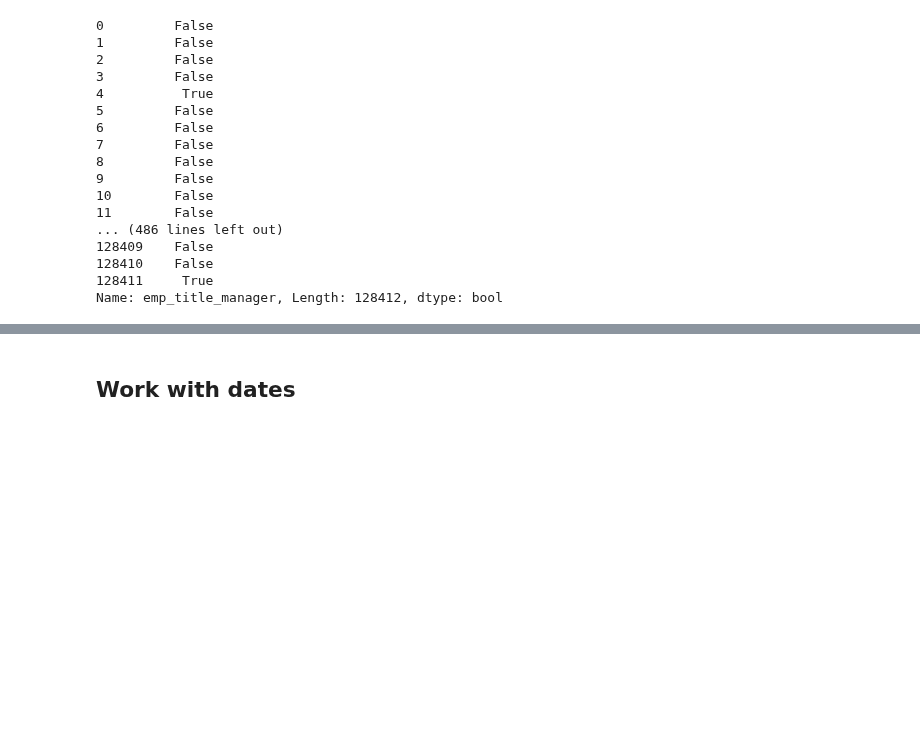
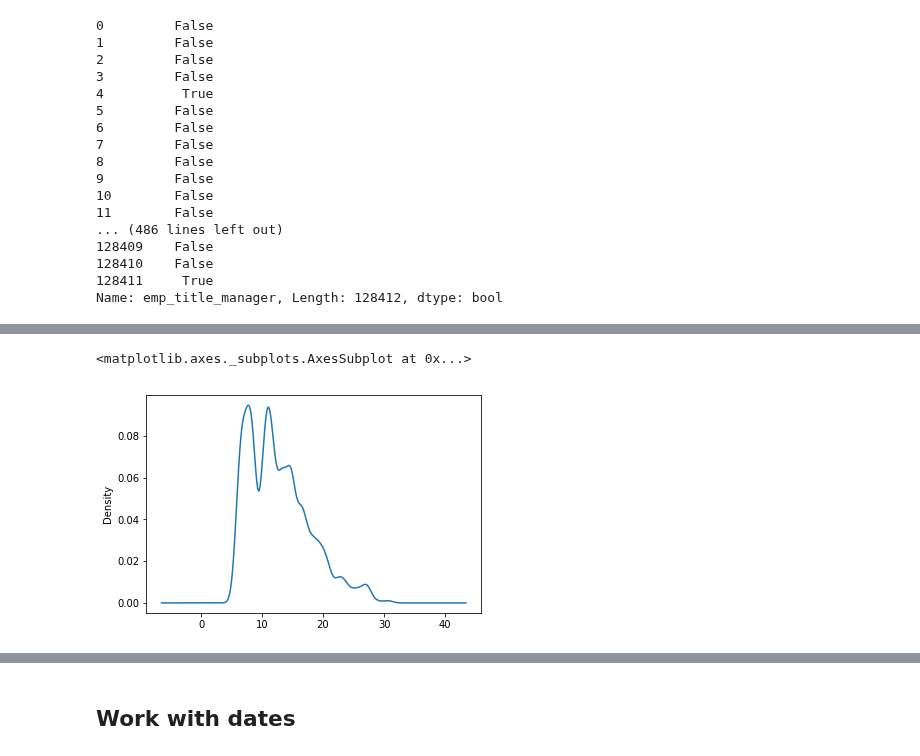
Before and after one commit to bloominstituteoftechnology/DS-Unit-1-Sprint-1-Dealing-With-Data, a Jupyter notebook: module4-makefeatures/LS_DS_114_Make_features.ipynb, the cells around one changed output, grey strips where cells are left out. Saved outputs shown, nothing was run; the diff lists cells and outputs as text; code cells hidden in the pictures; blank space fills up the shorter version.

```diff
--- a/module4-makefeatures/LS_DS_114_Make_features.ipynb
+++ b/module4-makefeatures/LS_DS_114_Make_features.ipynb
@@ -559,0 +651,5 @@ Name: emp_title_manager, Length: 128412, dtype: bool
+# %%
+managers['int_rate'].plot.density()
+# %% [output]
+<matplotlib.axes._subplots.AxesSubplot at 0x...>
+[figure, added]
```
Also changed, not shown: parts of 29 cells of this notebook.
